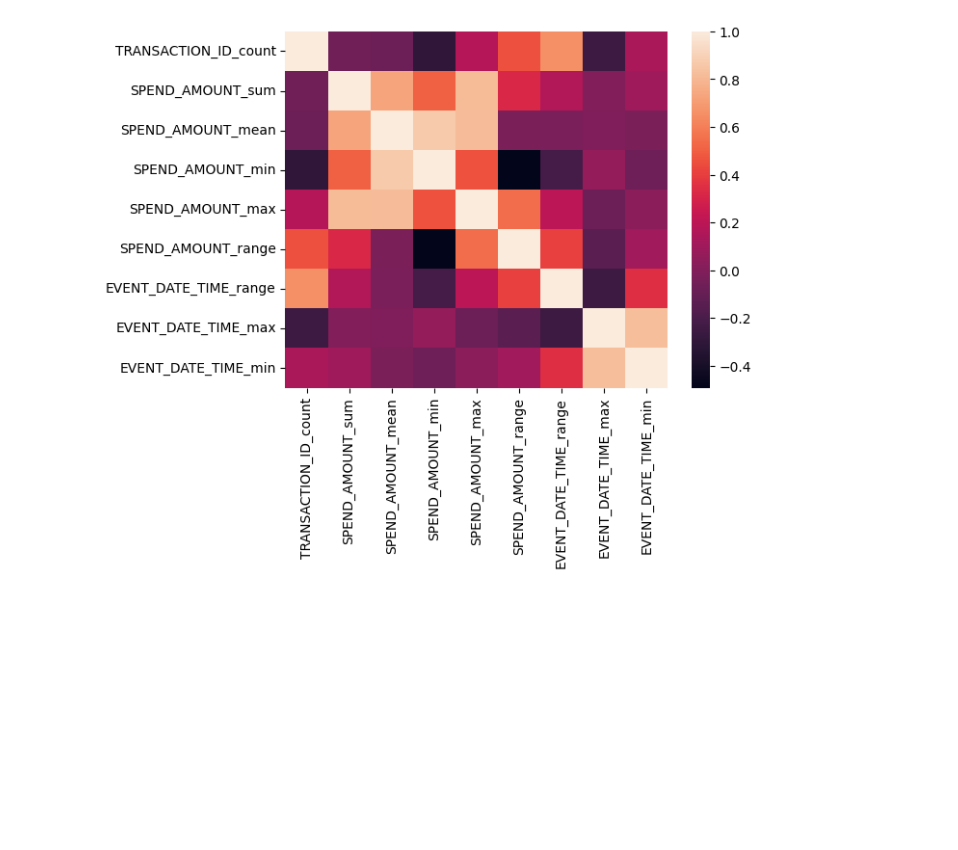
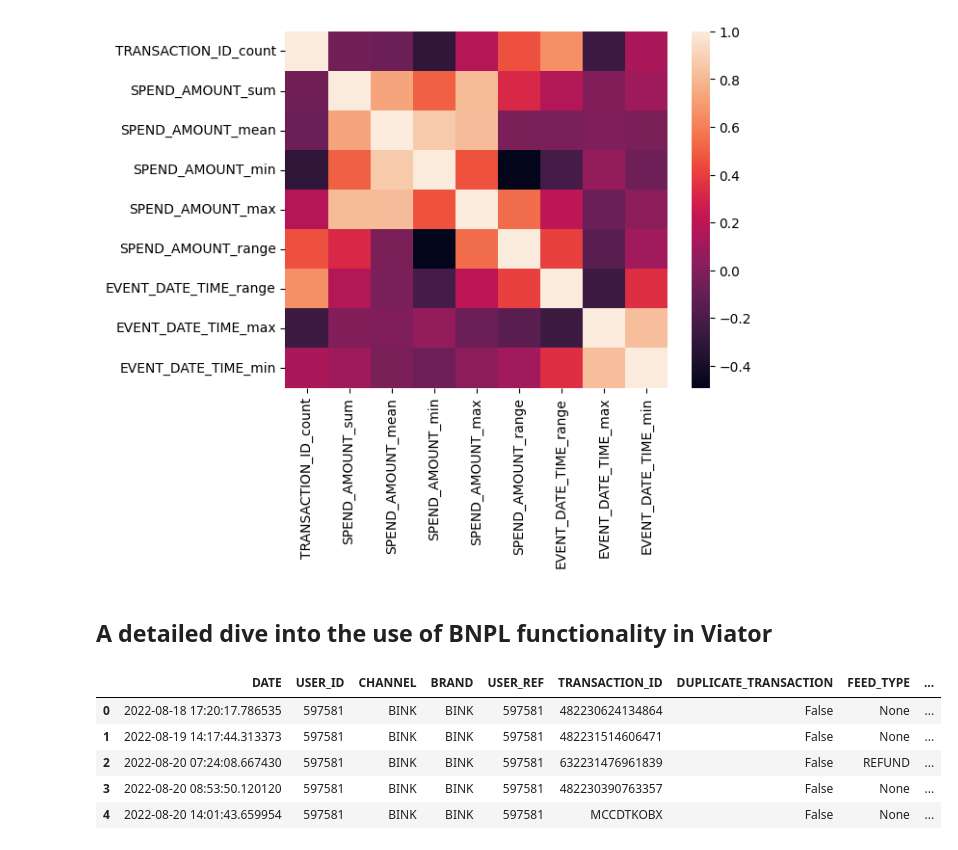
Before and after one commit to piukhq/snowdrops, a Jupyter notebook: end of year analytics/Viator/Viator.ipynb, the cells around one changed output. Saved outputs shown, nothing was run; the diff lists cells and outputs as text; code cells hidden in the pictures; blank space fills up the shorter version.

```diff
--- a/end of year analytics/Viator/Viator.ipynb
+++ b/end of year analytics/Viator/Viator.ipynb
@@ -130,3 +129,5 @@ sns.heatmap(corr)
 # %% [output]
 <Axes: >
 [figure]
+# %% [markdown]
+## A detailed dive into the use of BNPL functionality in Viator
@@ -132,0 +153,9 @@ sns.heatmap(corr)
+# %%
+df.head()
+# %% [output]
+|  | DATE | USER_ID | CHANNEL | BRAND | USER_REF | TRANSACTION_ID | DUPLICATE_TRANSACTION | FEED_TYPE | ... |
+| 0 | 2022-08-18 17:20:17.786535 | 597581 | BINK | BINK | 597581 | 482230624134864 | False | None | ... |
+| 1 | 2022-08-19 14:17:44.313373 | 597581 | BINK | BINK | 597581 | 482231514606471 | False | None | ... |
+| 2 | 2022-08-20 07:24:08.667430 | 597581 | BINK | BINK | 597581 | 632231476961839 | False | REFUND | ... |
+| 3 | 2022-08-20 08:53:50.120120 | 597581 | BINK | BINK | 597581 | 482230390763357 | False | None | ... |
+| 4 | 2022-08-20 14:01:43.659954 | 597581 | BINK | BINK | 597581 | MCCDTKOBX | False | None | ... |
```
Also changed, not shown: parts of 11 cells of this notebook.
